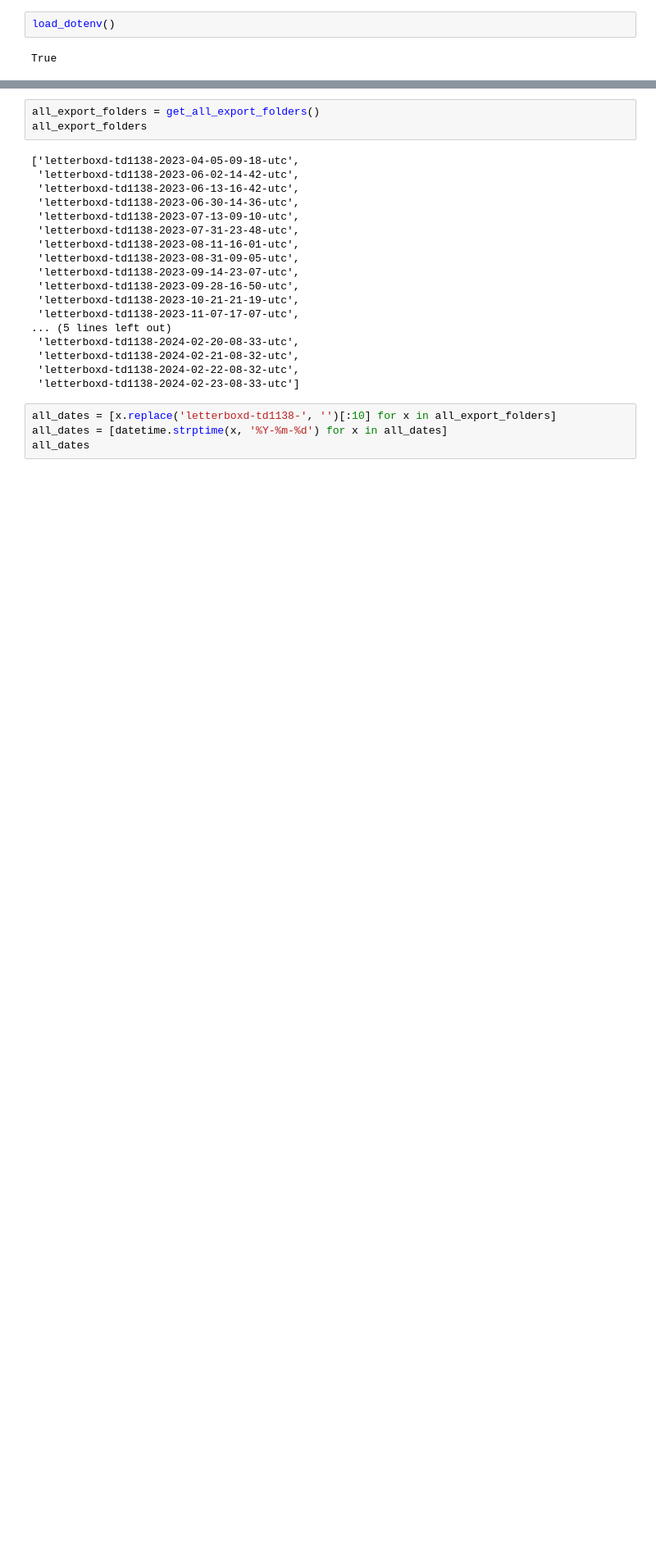
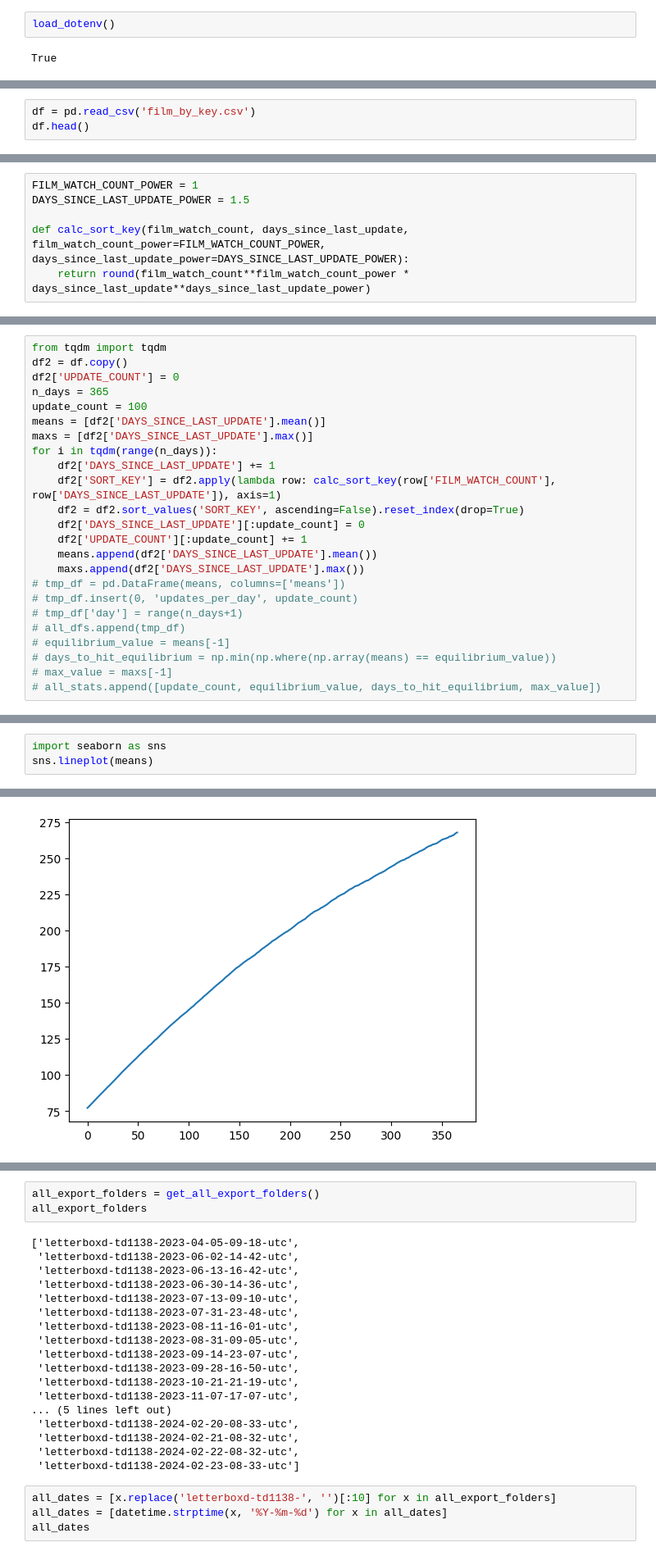
Before and after one commit to TD1138/letterboxd-app, a Jupyter notebook: lib/notebooks/GeneralTesting.ipynb, the cells around one changed output, grey strips where cells are left out. Shown at 82% size. Saved outputs shown, nothing was run; the diff lists cells and outputs as text; blank space fills up the shorter version.

```diff
--- a/lib/notebooks/GeneralTesting.ipynb
+++ b/lib/notebooks/GeneralTesting.ipynb
@@ -11,0 +110,3 @@ True
+# %%
+df = pd.read_csv('film_by_key.csv')
+df.head()
@@ -11,0 +120,6 @@ True
+# %%
+FILM_WATCH_COUNT_POWER = 1
+DAYS_SINCE_LAST_UPDATE_POWER = 1.5
+
+def calc_sort_key(film_watch_count, days_since_last_update, film_watch_count_power=FILM_WATCH_COUNT_POWER, days_since_last_update_power=DAYS_SINCE_LAST_UPDATE_POWER):
+    return round(film_watch_count**film_watch_count_power * days_since_last_update**days_since_last_update_power)
@@ -11,0 +142,24 @@ True
+# %%
+from tqdm import tqdm
+df2 = df.copy()
+df2['UPDATE_COUNT'] = 0
+n_days = 365
+update_count = 100
+means = [df2['DAYS_SINCE_LAST_UPDATE'].mean()]
+maxs = [df2['DAYS_SINCE_LAST_UPDATE'].max()]
+for i in tqdm(range(n_days)):
+    df2['DAYS_SINCE_LAST_UPDATE'] += 1
+    df2['SORT_KEY'] = df2.apply(lambda row: calc_sort_key(row['FILM_WATCH_COUNT'], row['DAYS_SINCE_LAST_UPDATE']), axis=1)
+    df2 = df2.sort_values('SORT_KEY', ascending=False).reset_index(drop=True)
+    df2['DAYS_SINCE_LAST_UPDATE'][:update_count] = 0
+    df2['UPDATE_COUNT'][:update_count] += 1
+    means.append(df2['DAYS_SINCE_LAST_UPDATE'].mean())
+    maxs.append(df2['DAYS_SINCE_LAST_UPDATE'].max())
+# tmp_df = pd.DataFrame(means, columns=['means'])
+# tmp_df.insert(0, 'updates_per_day', update_count)
+# tmp_df['day'] = range(n_days+1)
+# all_dfs.append(tmp_df)
+# equilibrium_value = means[-1]
+# days_to_hit_equilibrium = np.min(np.where(np.array(means) == equilibrium_value))
+# max_value = maxs[-1]
+# all_stats.append([update_count, equilibrium_value, days_to_hit_equilibrium, max_value])
@@ -11,0 +184,4 @@ True
+# %%
+import seaborn as sns
+sns.lineplot(means)
+# %% [output]
@@ -11,0 +189 @@ True
+[figure, added]
```
Also changed, not shown: parts of 11 cells of this notebook, 4 other files.
